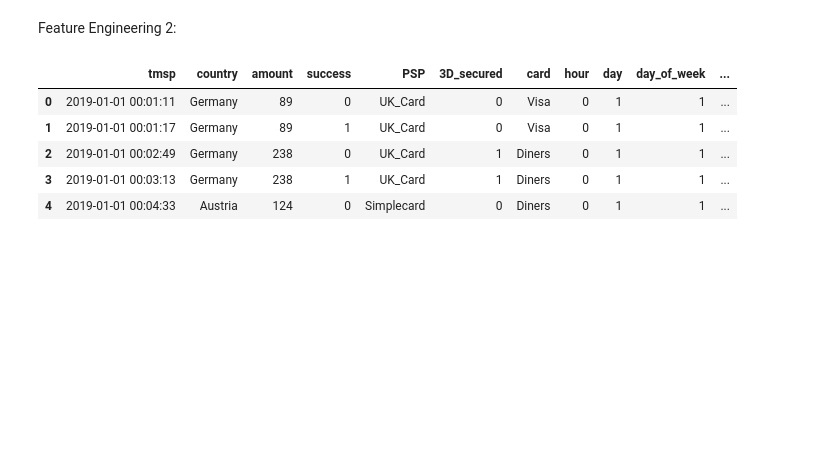
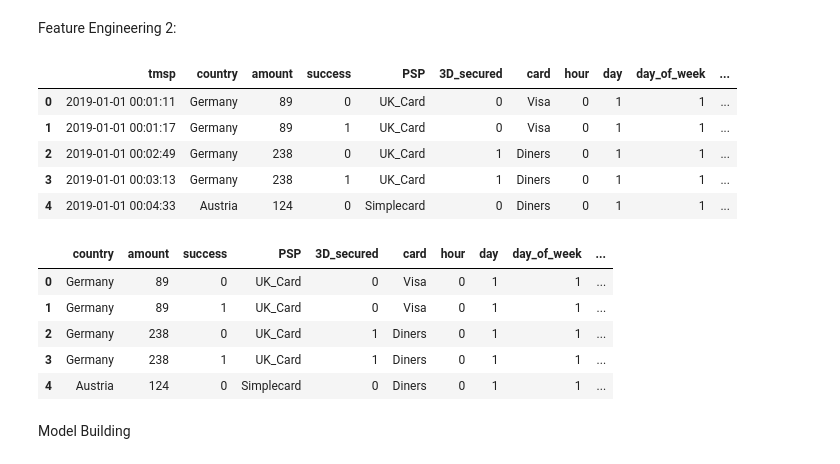
Before and after one commit to ayush1330/Credit_Card_Routing_for_Online_Purchase, a Jupyter notebook: case_study_card_payment.ipynb, the cells around one changed output. Cells and saved outputs as stored; diff of their text form; code cells hidden in the pictures; blank space fills up the shorter version.

```diff
--- a/case_study_card_payment.ipynb
+++ b/case_study_card_payment.ipynb
@@ -928,0 +927,54 @@ data.head()
+# %%
+# Dropping redundant columns
+columns_to_drop = [
+    "country_PSP_interaction",
+    "card_PSP_interaction",
+    "time_diff",
+    "time_of_day",
+    "tmsp",
+    "amount_bin",
+]
+
+# Dropping the columns from the dataframe
+post_fe_df_cleaned = data.drop(columns=columns_to_drop, errors="ignore")
+
+# Check for features with low variance
+low_variance_features = post_fe_df_cleaned.var()[
+    post_fe_df_cleaned.var() < 0.01
+].index.tolist()
+
+# Add low variance features to the columns to drop list
+columns_to_drop.extend(low_variance_features)
+
+# Dropping low variance features
+post_fe_df_cleaned = post_fe_df_cleaned.drop(
+    columns=low_variance_features, errors="ignore"
+)
+
+# Identifying highly correlated features
+corr_matrix = post_fe_df_cleaned.corr().abs()
+upper_triangle = corr_matrix.where(
+    np.triu(np.ones(corr_matrix.shape), k=1).astype(bool)
+)
+high_corr_features = [
+    column for column in upper_triangle.columns if any(upper_triangle[column] > 0.95)
+]
+
+# Add highly correlated features to the columns to drop list
+columns_to_drop.extend(high_corr_features)
+
+# Dropping highly correlated features
+post_fe_df_cleaned = post_fe_df_cleaned.drop(
+    columns=high_corr_features, errors="ignore"
+)
+# %%
+post_fe_df_cleaned.head()
+# %% [output]
+|  | country | amount | success | PSP | 3D_secured | card | hour | day | day_of_week | ... |
+| 0 | Germany | 89 | 0 | UK_Card | 0 | Visa | 0 | 1 | 1 | ... |
+| 1 | Germany | 89 | 1 | UK_Card | 0 | Visa | 0 | 1 | 1 | ... |
+| 2 | Germany | 238 | 0 | UK_Card | 1 | Diners | 0 | 1 | 1 | ... |
+| 3 | Germany | 238 | 1 | UK_Card | 1 | Diners | 0 | 1 | 1 | ... |
+| 4 | Austria | 124 | 0 | Simplecard | 0 | Diners | 0 | 1 | 1 | ... |
+# %% [markdown]
+Model Building
```
Also changed, not shown: parts of 7 cells of this notebook, 1 other file.
